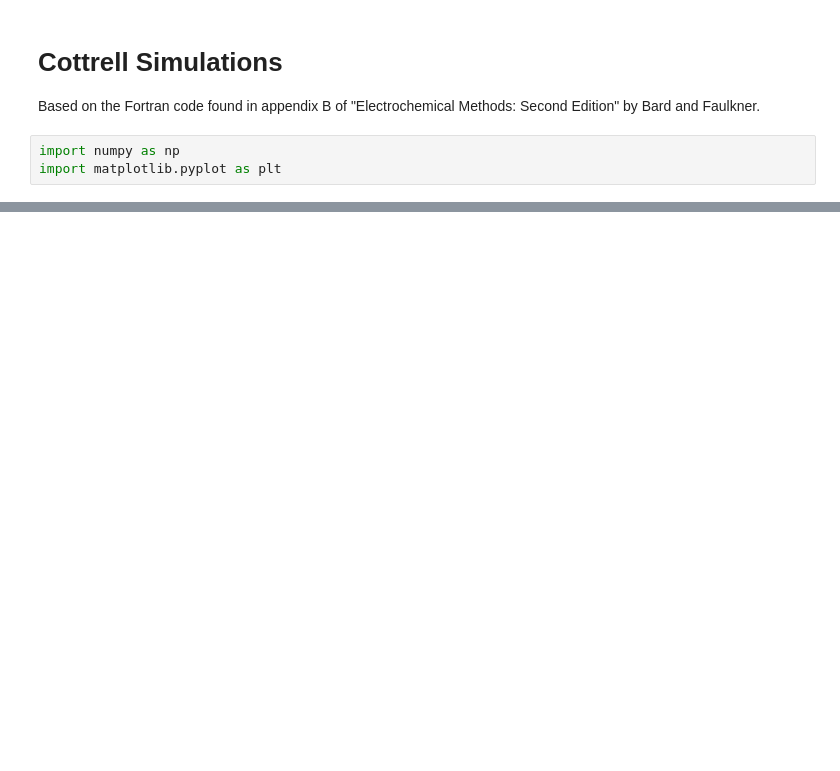
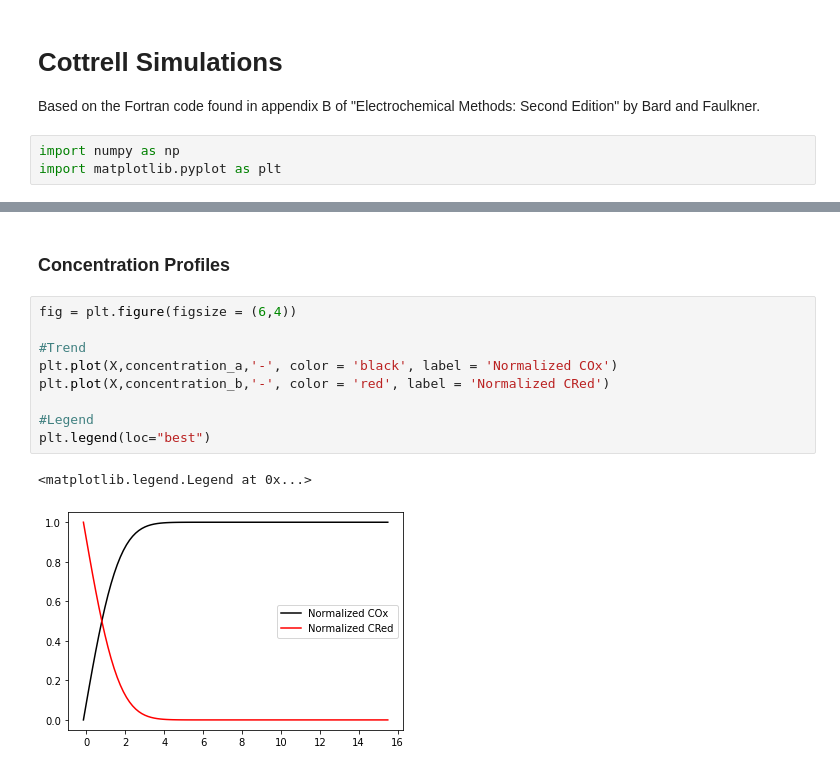
Before and after one commit to jmsieffer/ChemPhysicsMisc, a Jupyter notebook: ChemPhysicsMisc/MiscScienceScripts/CottrellSim.ipynb, the cells around one changed output, grey strips where cells are left out. Drawn from its saved outputs; the diff is of its cells as text; blank space fills up the shorter version.

```diff
--- a/ChemPhysicsMisc/MiscScienceScripts/CottrellSim.ipynb
+++ b/ChemPhysicsMisc/MiscScienceScripts/CottrellSim.ipynb
@@ -64,0 +99,14 @@ plt.plot(T,Z)
+# %% [markdown]
+### Concentration Profiles
+# %%
+fig = plt.figure(figsize = (6,4))
+
+#Trend
+plt.plot(X,concentration_a,'-', color = 'black', label = 'Normalized COx')
+plt.plot(X,concentration_b,'-', color = 'red', label = 'Normalized CRed')
+
+#Legend
+plt.legend(loc="best")
+# %% [output]
+<matplotlib.legend.Legend at 0x...>
+[figure, added]
```
Also changed, not shown: parts of 10 cells of this notebook.
